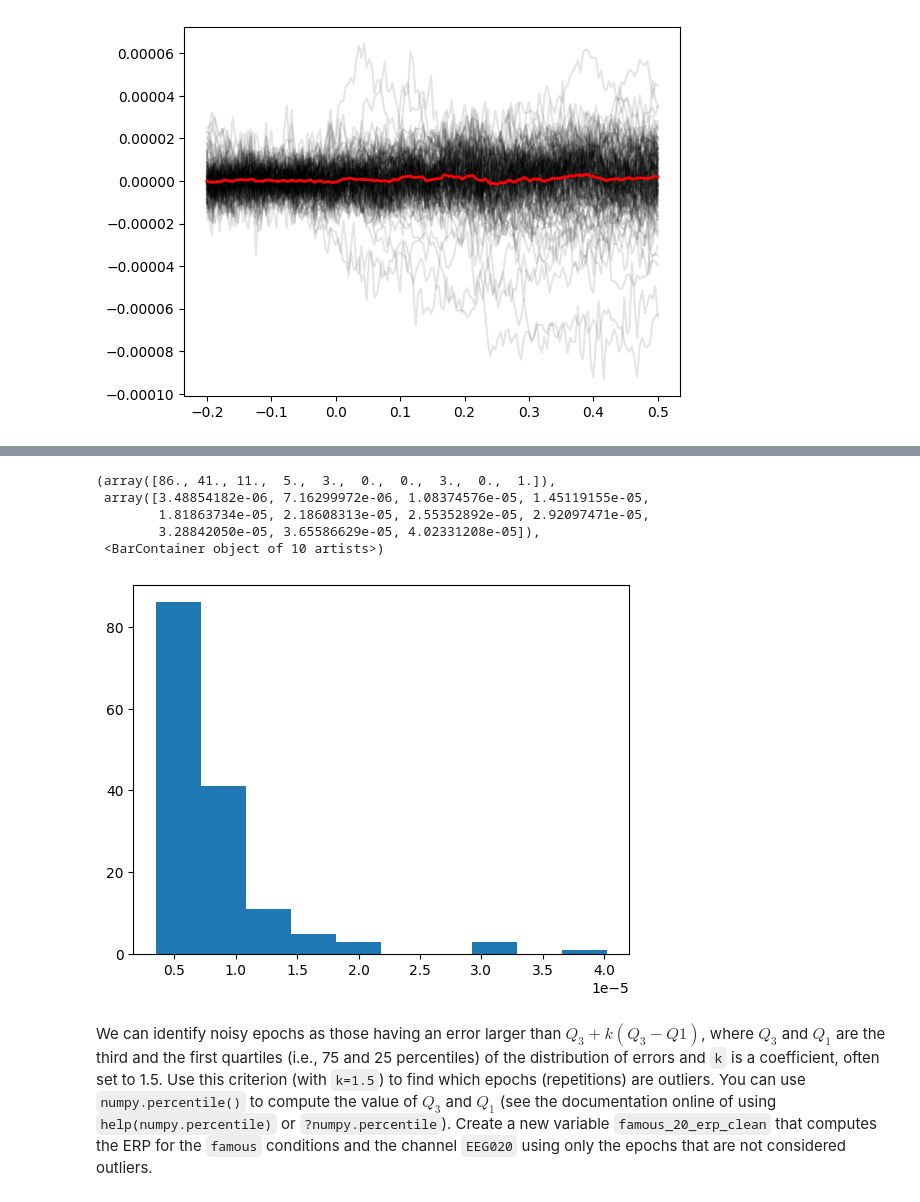
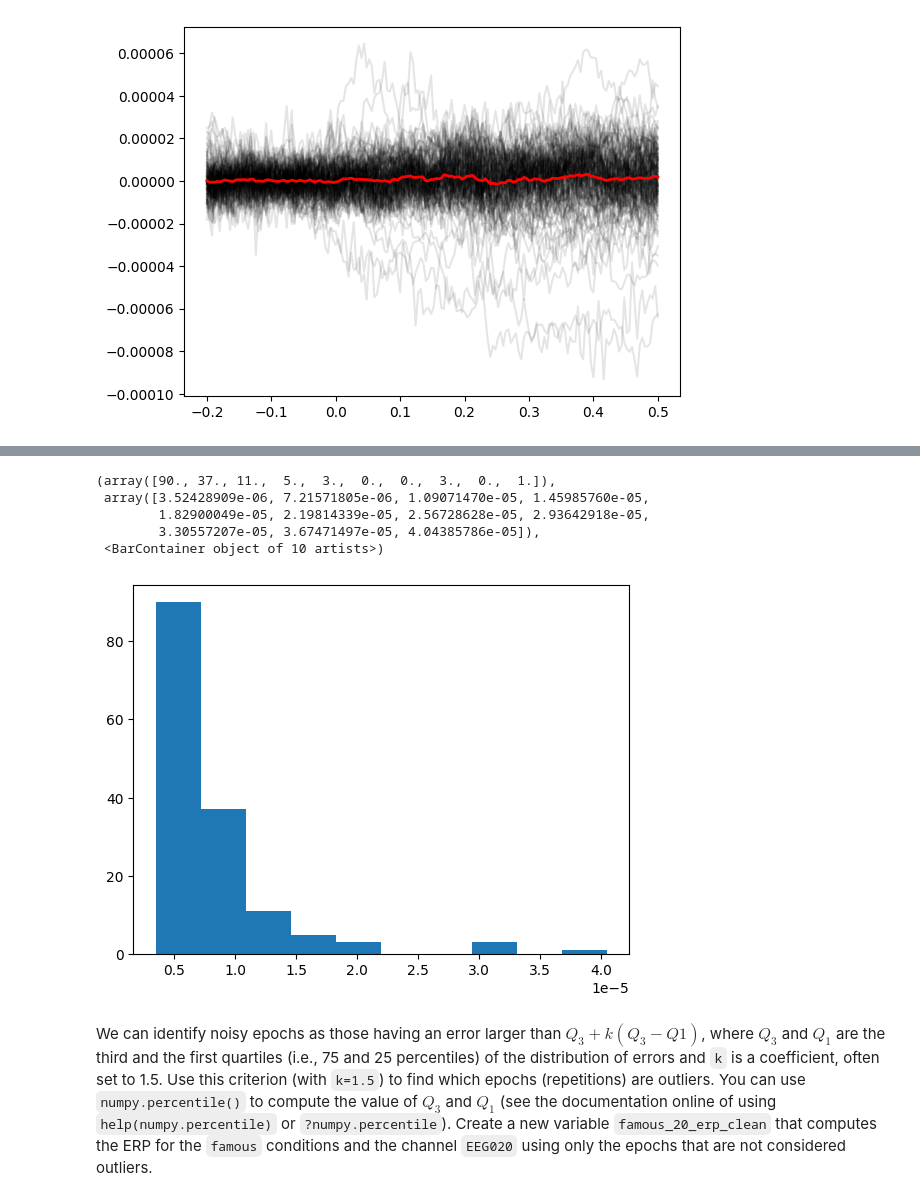
Before and after one commit to kfrancis2017/csce556-labs, a Jupyter notebook: CSCE556_Lab2_NumPy_no_answer.ipynb, the cells around one changed output, grey strips where cells are left out. Cells and saved outputs as stored; diff of their text form; code cells hidden in the pictures.

```diff
--- a/CSCE556_Lab2_NumPy_no_answer.ipynb
+++ b/CSCE556_Lab2_NumPy_no_answer.ipynb
@@ -164,19 +175,18 @@ As can be seen, some of these repetitions have large amplitude and do not follow
 ![image.png](embedded-picture-1)
 # %%
 #### Add your code #### (3-5 lines)
-xi_t = famous[:,channels.index("EEG020"), :].T
-mean_i = famous_20_erp.mean(axis=0)
-error = abs((xi_t-mean_i)).mean(axis=0)
+xi_t = famous[:,channels.index("EEG020"), :] # shape: (150, 176)
+error = np.abs((xi_t-famous_20_erp)).mean(axis=1)
 
 plt.hist(error)
 #######################
 # %% [output]
-(array([86., 41., 11.,  5.,  3.,  0.,  0.,  3.,  0.,  1.]),
- array([3.48854182e-06, 7.16299972e-06, 1.08374576e-05, 1.45119155e-05,
-        1.81863734e-05, 2.18608313e-05, 2.55352892e-05, 2.92097471e-05,
-        3.28842050e-05, 3.65586629e-05, 4.02331208e-05]),
+(array([90., 37., 11.,  5.,  3.,  0.,  0.,  3.,  0.,  1.]),
+ array([3.52428909e-06, 7.21571805e-06, 1.09071470e-05, 1.45985760e-05,
+        1.82900049e-05, 2.19814339e-05, 2.56728628e-05, 2.93642918e-05,
+        3.30557207e-05, 3.67471497e-05, 4.04385786e-05]),
  <BarContainer object of 10 artists>)
-[figure, old version]
+[figure, new version]
 # %% [markdown]
 We can identify noisy epochs as those having an error larger than $Q_3 + k(Q_3 - Q1)$, where $Q_3$ and $Q_1$ are the third and the first quartiles (i.e., 75 and 25 percentiles) of the distribution of errors and `k` is a coefficient, often set to 1.5. Use this criterion (with `k=1.5`) to find which epochs (repetitions) are outliers. You can use `numpy.percentile()` to compute the value of $Q_3$ and $Q_1$ (see the documentation online of using `help(numpy.percentile)` or `?numpy.percentile`). Create a new variable `famous_20_erp_clean` that computes the ERP for the `famous` conditions and the channel `EEG020` using only the epochs that are not considered outliers.
 # %%
```
Also changed, not shown: parts of 2 cells of this notebook.
